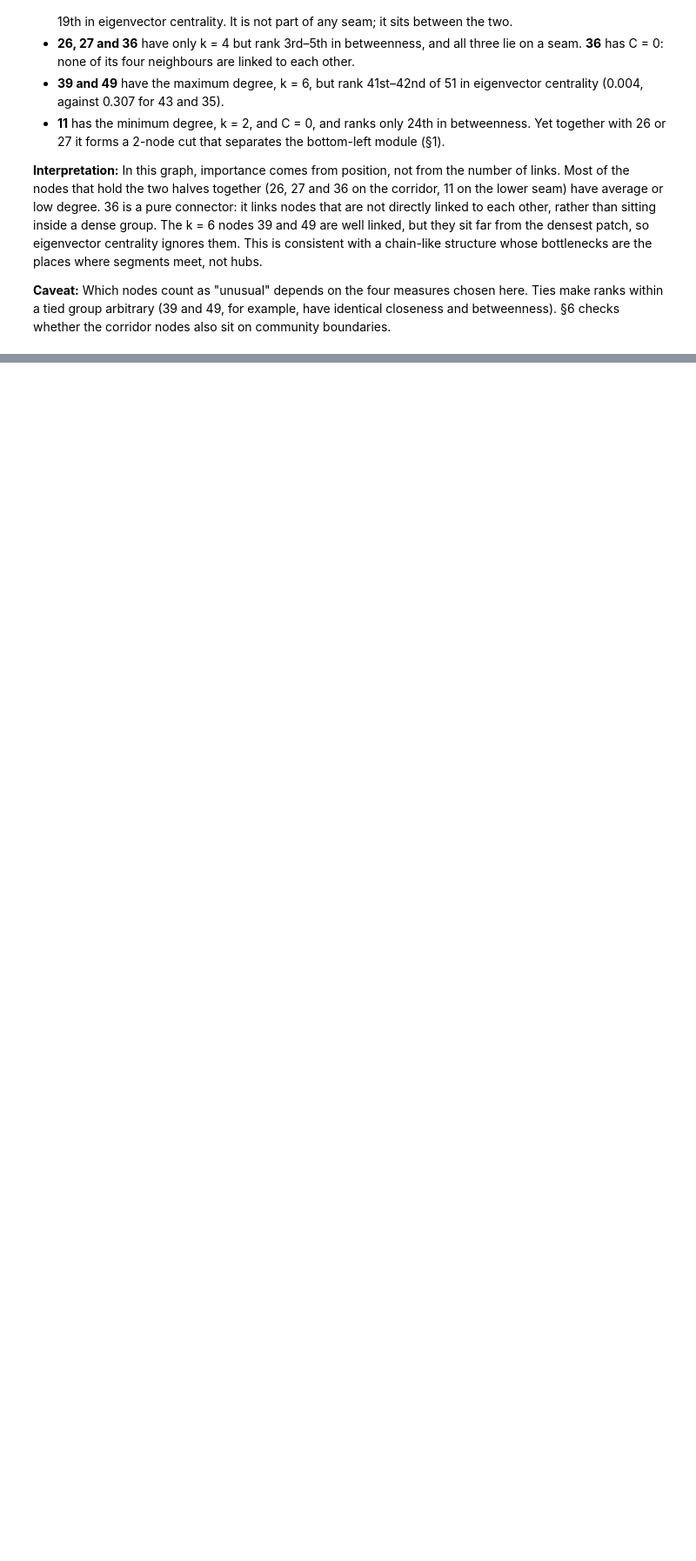
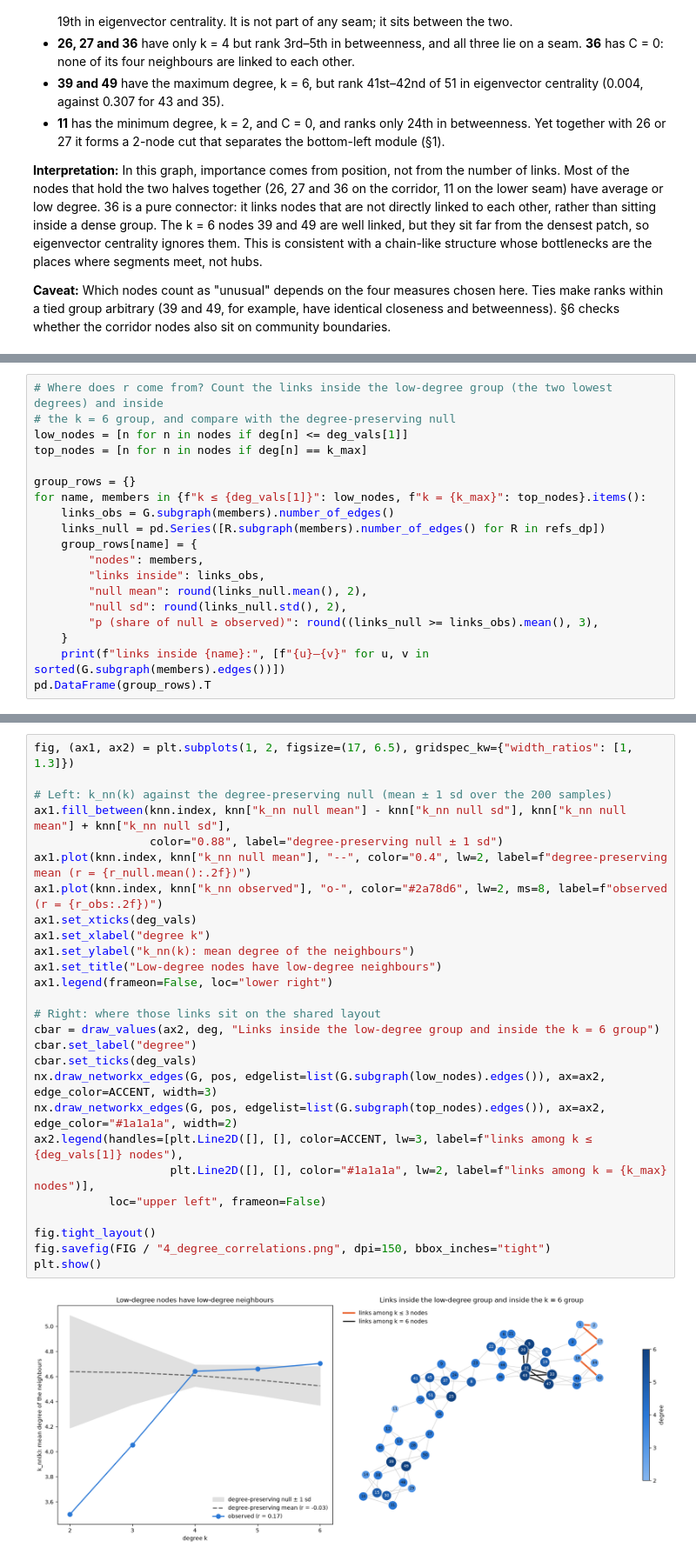
Before and after one commit to KEDES1998/NetworkScience, a Jupyter notebook: code/assignmentNotbook.ipynb, the cells around one changed output, grey strips where cells are left out. Shown at 87% size. Saved outputs shown, nothing was run; the diff lists cells and outputs as text; blank space fills up the shorter version.

```diff
--- a/code/assignmentNotbook.ipynb
+++ b/code/assignmentNotbook.ipynb
@@ -498,0 +638,19 @@ unusual.loc[picked].sort_values("betweenness", ascending=False).round(3)
+# %%
+# Where does r come from? Count the links inside the low-degree group (the two lowest degrees) and inside
+# the k = 6 group, and compare with the degree-preserving null
+low_nodes = [n for n in nodes if deg[n] <= deg_vals[1]]
+top_nodes = [n for n in nodes if deg[n] == k_max]
+
+group_rows = {}
+for name, members in {f"k ≤ {deg_vals[1]}": low_nodes, f"k = {k_max}": top_nodes}.items():
+    links_obs = G.subgraph(members).number_of_edges()
+    links_null = pd.Series([R.subgraph(members).number_of_edges() for R in refs_dp])
+    group_rows[name] = {
+        "nodes": members,
+        "links inside": links_obs,
+        "null mean": round(links_null.mean(), 2),
+        "null sd": round(links_null.std(), 2),
+        "p (share of null ≥ observed)": round((links_null >= links_obs).mean(), 3),
+    }
+    print(f"links inside {name}:", [f"{u}–{v}" for u, v in sorted(G.subgraph(members).edges())])
+pd.DataFrame(group_rows).T
@@ -498,0 +663,29 @@ unusual.loc[picked].sort_values("betweenness", ascending=False).round(3)
+# %%
+fig, (ax1, ax2) = plt.subplots(1, 2, figsize=(17, 6.5), gridspec_kw={"width_ratios": [1, 1.3]})
+
+# Left: k_nn(k) against the degree-preserving null (mean ± 1 sd over the 200 samples)
+ax1.fill_between(knn.index, knn["k_nn null mean"] - knn["k_nn null sd"], knn["k_nn null mean"] + knn["k_nn null sd"],
+                 color="0.88", label="degree-preserving null ± 1 sd")
+ax1.plot(knn.index, knn["k_nn null mean"], "--", color="0.4", lw=2, label=f"degree-preserving mean (r = {r_null.mean():.2f})")
+ax1.plot(knn.index, knn["k_nn observed"], "o-", color="#2a78d6", lw=2, ms=8, label=f"observed (r = {r_obs:.2f})")
+ax1.set_xticks(deg_vals)
+ax1.set_xlabel("degree k")
+ax1.set_ylabel("k_nn(k): mean degree of the neighbours")
+ax1.set_title("Low-degree nodes have low-degree neighbours")
+ax1.legend(frameon=False, loc="lower right")
+
+# Right: where those links sit on the shared layout
+cbar = draw_values(ax2, deg, "Links inside the low-degree group and inside the k = 6 group")
+cbar.set_label("degree")
+cbar.set_ticks(deg_vals)
+nx.draw_networkx_edges(G, pos, edgelist=list(G.subgraph(low_nodes).edges()), ax=ax2, edge_color=ACCENT, width=3)
+nx.draw_networkx_edges(G, pos, edgelist=list(G.subgraph(top_nodes).edges()), ax=ax2, edge_color="#1a1a1a", width=2)
+ax2.legend(handles=[plt.Line2D([], [], color=ACCENT, lw=3, label=f"links among k ≤ {deg_vals[1]} nodes"),
+                    plt.Line2D([], [], color="#1a1a1a", lw=2, label=f"links among k = {k_max} nodes")],
+           loc="upper left", frameon=False)
+
+fig.tight_layout()
+fig.savefig(FIG / "4_degree_correlations.png", dpi=150, bbox_inches="tight")
+plt.show()
+# %% [output]
+[figure, added]
```
Also changed, not shown: parts of 50 cells of this notebook.
